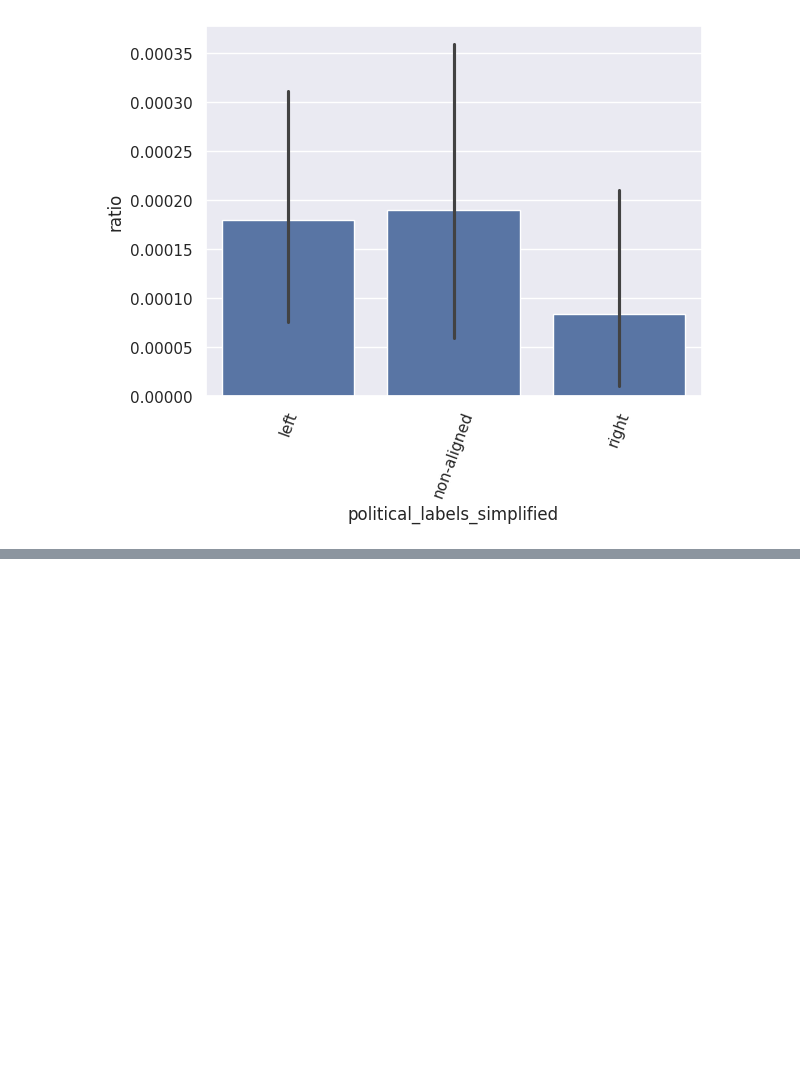
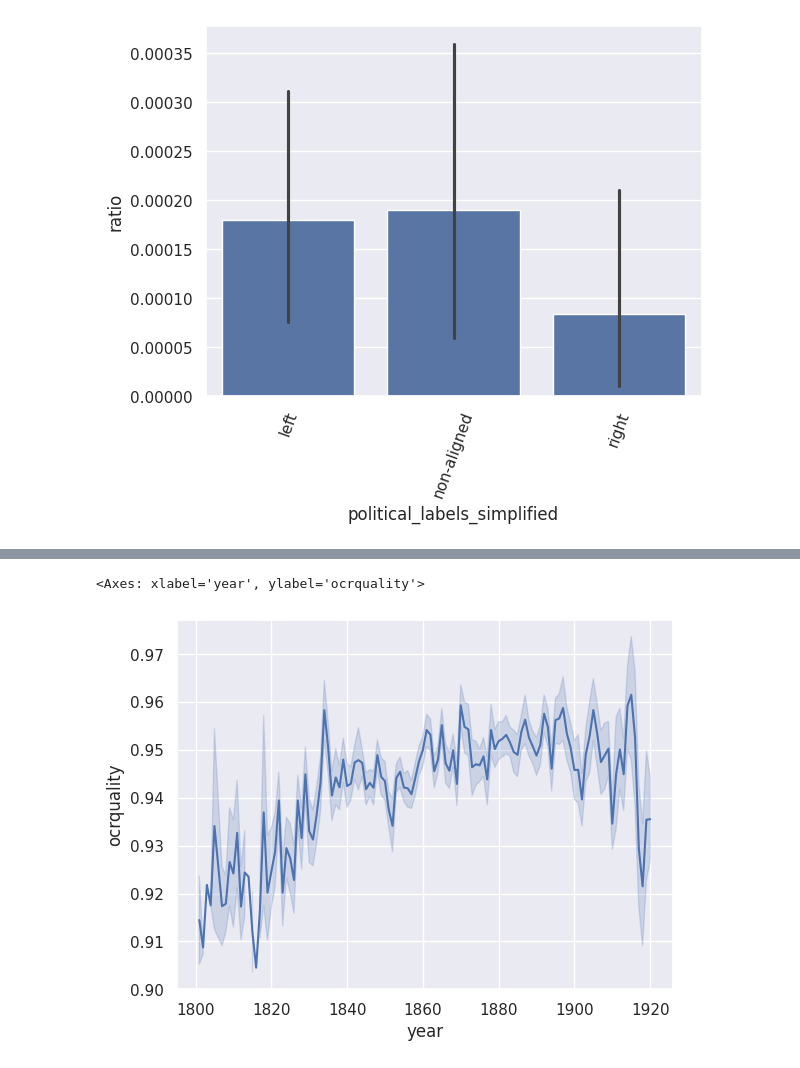
Before and after one commit to kasparvonbeelen/lancaster-newspaper-workshop, a Jupyter notebook: word_counts.ipynb, the cells around one changed output, grey strips where cells are left out. Drawn from its saved outputs; the diff is of its cells as text; code cells hidden in the pictures; blank space fills up the shorter version.

```diff
--- a/word_counts.ipynb
+++ b/word_counts.ipynb
@@ -372,0 +383,13 @@ Let's now play with a bit larger dataset.
+# %%
+import seaborn as sns
+import pandas as pd
+from tqdm import tqdm
+import re
+sns.set()
+# %%
+df_large = pd.read_csv('sample_lwm_hmd_mt90_10000.csv')
+# %%
+sns.lineplot(x='year',y='ocrquality',data=df_large)
+# %% [output]
+<Axes: xlabel='year', ylabel='ocrquality'>
+[figure, added]
```
Also changed, not shown: parts of 10 cells of this notebook.
